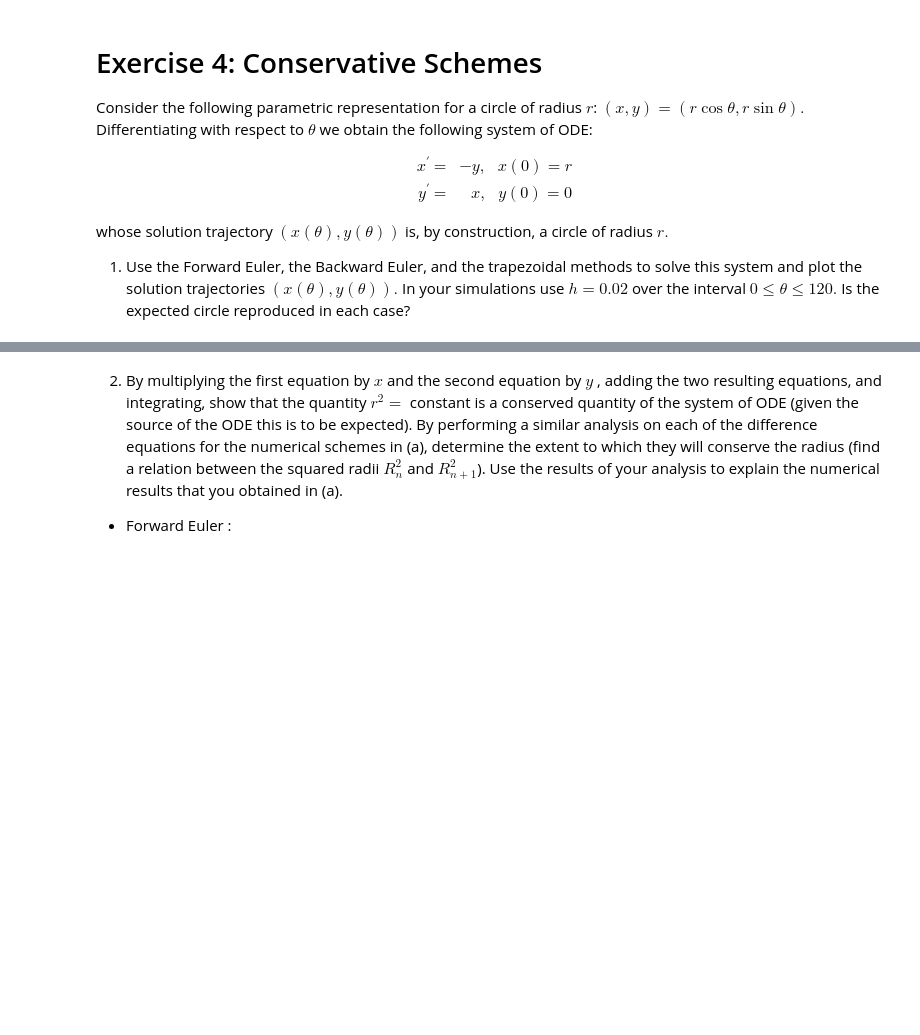
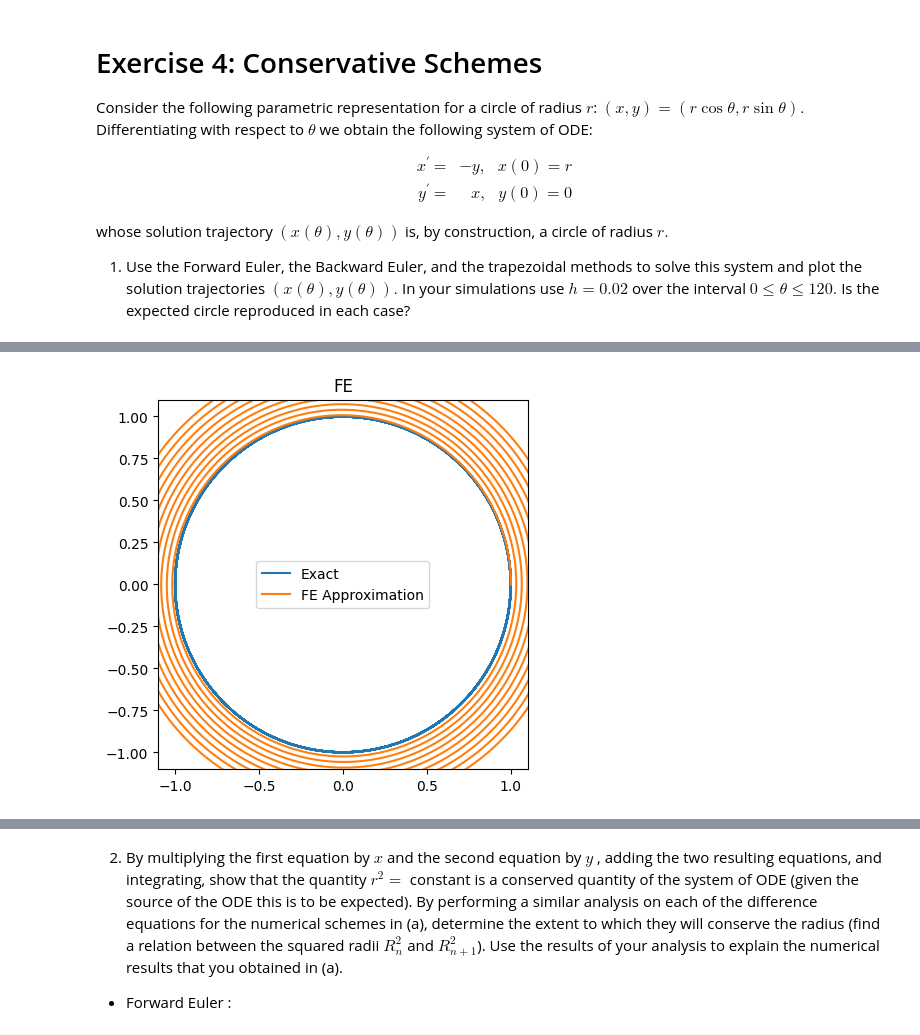
Before and after one commit to lfranz922/Math-406, a Jupyter notebook: Assignment_3_student.ipynb, the cells around one changed output, grey strips where cells are left out. Cells and saved outputs as stored; diff of their text form; code cells hidden in the pictures; blank space fills up the shorter version.

```diff
--- a/Assignment_3_student.ipynb
+++ b/Assignment_3_student.ipynb
@@ -213,0 +544,89 @@ YOUR ANSWER HERE
+# %%
+# Your plots
+
+# YOUR CODE HERE
+h = 0.02
+a = 0
+b = 120
+r = 1
+
+x = lambda theta : r*np.cos(theta)
+y = lambda theta : r*np.sin(theta)
+x0 = x(0)
+y0 = y(0)
+
+# dx = lambda x, y : -y
+# dy = lambda x, y : x
+dx = lambda x, y : -y
+dy = lambda x, y :  x
+
+def system_FE(dx, dy, x0, y0, a, b, h):
+    steps = int((b-a)/h)
+    x_vals = np.zeros(steps)
+    y_vals = np.zeros(steps)
+    x_vals[0] = x0
+    y_vals[0] = y0
+
+    for i in range(1, steps):
+        x_vals[i] = x_vals[i-1] + h/2*dx(x_vals[i-1], y_vals[i-1])
+        y_vals[i] = y_vals[i-1] + h/2*dy(x_vals[i-1], y_vals[i-1])
+
+    return x_vals, y_vals
+
+def system_BE(dx, dy, x0, y0, a, b, h):
+    """
+    ONLY FOR THIS SYSTEM IN Q4 WHICH WAS ANALYICALLY SOLVED SEE NEXT PART
+    """
+    steps = int((b-a)/h)
+    x_vals = np.zeros(steps)
+    y_vals = np.zeros(steps)
+    x_vals[0] = x0
+    y_vals[0] = y0
+
+    denominator = 1 + h**2
+    for i in range(1, steps):
+        x_vals[i] = (x_vals[i-1] - h*y_vals[i-1]) / denominator
+        y_vals[i] = (y_vals[i-1] + h*x_vals[i-1]) / denominator
+
+    return x_vals, y_vals
+
+def system_TR(dx, dy, x0, y0, a, b, h):
+    """
+    ONLY FOR THIS SYSTEM IN Q4 WHICH WAS ANALYICALLY SOLVED SEE NEXT PART
+    """
+    steps = int((b-a)/h)
+    x_vals = np.zeros(steps)
+    y_vals = np.zeros(steps)
+    x_vals[0] = x0
+    y_vals[0] = y0
+
+    denominator = 1 + h**2
+    for i in range(1, steps):
+        factor1 = 1 - h**2/4
+        factor2 = 1 + h**2/4
+
+        x_vals[i] = (x_vals[i-1]*factor1 - h*y_vals[i-1]) / factor2
+        y_vals[i] = (y_vals[i-1]*factor1 + h*x_vals[i-1]) / factor2
+
+    return x_vals, y_vals
+
+methods = {
+    "FE" : system_FE,
+    "BE" : system_BE,
+    "TR" : system_TR,
+}
+
+for name, method in methods.items():
+    theta = np.linspace(0, 120, 1000)
+    plt.plot(x(theta), y(theta), label=f"Exact")
+
+    x_, y_ = method(dx, dy, x0, y0, a, b, h)
+
+    plt.axis('scaled')
+    plt.plot(x_, y_, label=f"{name} Approximation")
+    plt.legend()
+    plt.title(name)
+    plt.show()
+# raise NotImplementedError()
+# %% [output]
+[figure, added]
```
Also changed, not shown: parts of 32 cells of this notebook.
